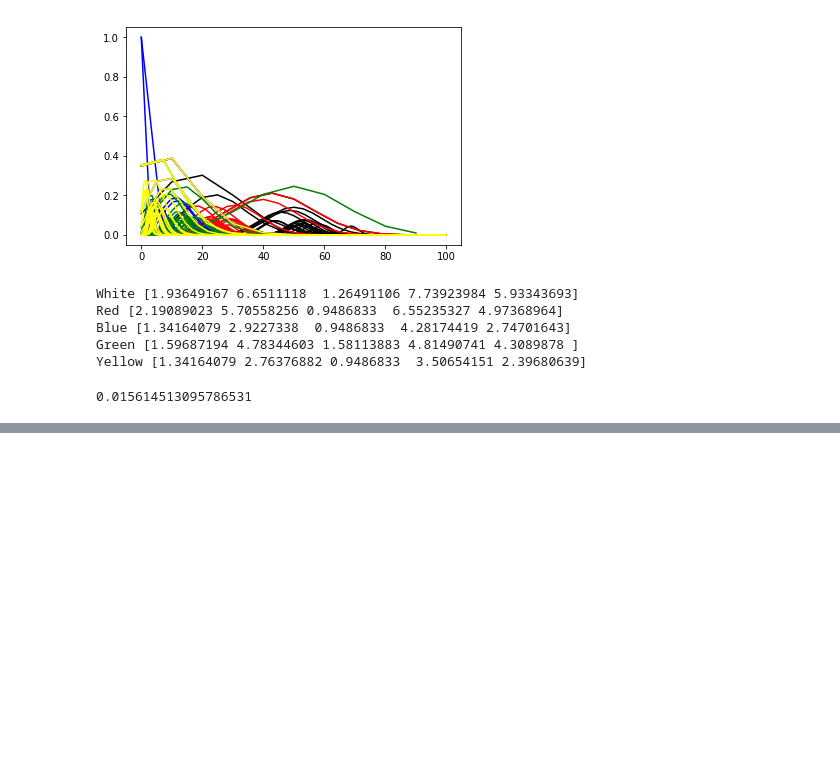
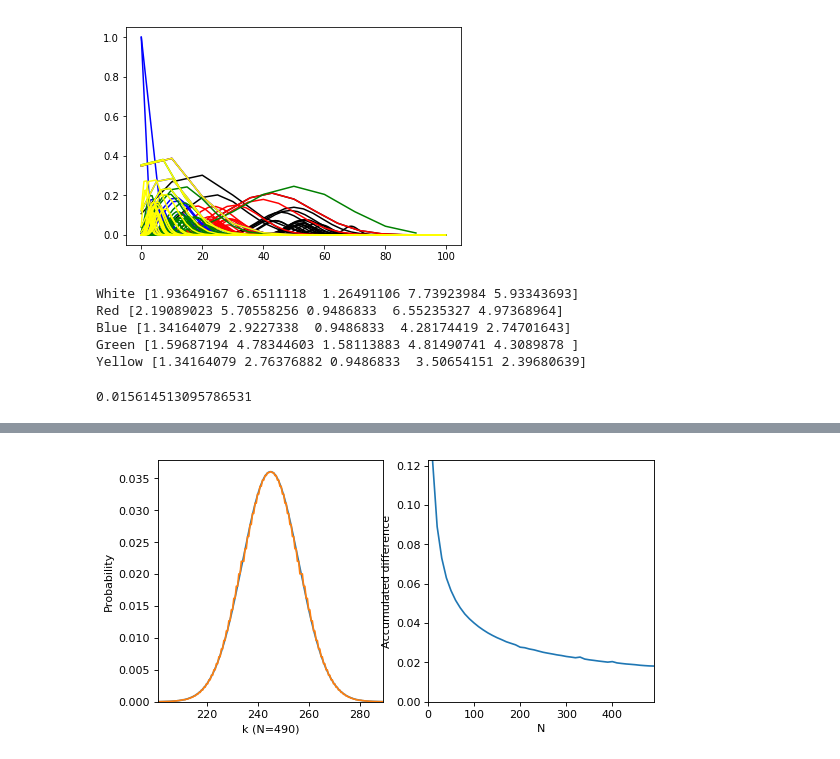
Before and after one commit to fredrikwahlberg/5LN445, a Jupyter notebook: Statistics - Plotting.ipynb, the cells around one changed output, grey strips where cells are left out. Saved outputs shown, nothing was run; the diff lists cells and outputs as text; code cells hidden in the pictures; blank space fills up the shorter version.

```diff
--- a/Statistics - Plotting.ipynb
+++ b/Statistics - Plotting.ipynb
@@ -275,0 +346,54 @@ array([False, False, False,  True, False, False,  True, False, False,
+# %%
+import matplotlib.pylab as plt
+import numpy as np
+import time
+from scipy.stats import binom, norm
+from IPython import display
+
+fps = 20
+N = 50
+p = .5
+
+N = range(10, 500, 10)
+diff = list()
+diff_n = list()
+
+# Set up the plotting
+fig = plt.figure(figsize=(8, 4), dpi=80)
+ax = fig.subplots(1, 2)
+p1 = ax[0].plot(x, y1, label="normal aproximation")
+p2 = ax[0].plot(x, y2, label="binomial distribution")
+ax[0].set_ylabel("Probability")
+p3 = ax[1].plot(0, 0)
+ax[1].set_xlabel("N")
+ax[1].set_ylabel("Accumulated difference")
+
+for n in N:
+    t = time.time()
+    try:
+        display.display(plt.gcf())
+        display.clear_output(wait=True)
+
+        k = np.round(np.linspace(1, n, 1000))
+        x = np.linspace(np.min(k), np.max(k), 1000)
+        normal = norm(n*p, np.sqrt(n*p*(1-p)))
+        y1 = normal.pdf(x)
+        y2 = binom(n=n, p=p).pmf(k)
+
+        p1[0].set_data(x, y1)
+        p2[0].set_data(x, y2)
+        ax[0].axis((max(0, normal.mean()-normal.std()*4),
+                    min(normal.mean()+normal.std()*4, np.max(N)),
+                    0, normal.pdf(normal.mean())*1.05))
+        ax[0].set_xlabel("k (N=%i)" % n)
+
+        diff.append(np.trapz(np.abs(y2-y1), x))
+        diff_n.append(n)
+        p3[0].set_data(diff_n, diff)
+        ax[1].axis((1, np.max(N), 0, np.max(diff)))
+
+        time.sleep(max(0, t+1/fps-time.time()))
+    except KeyboardInterrupt:
+        break
+# %% [output]
+[figure, added]
```
Also changed, not shown: parts of 5 cells of this notebook, 1 other file.
